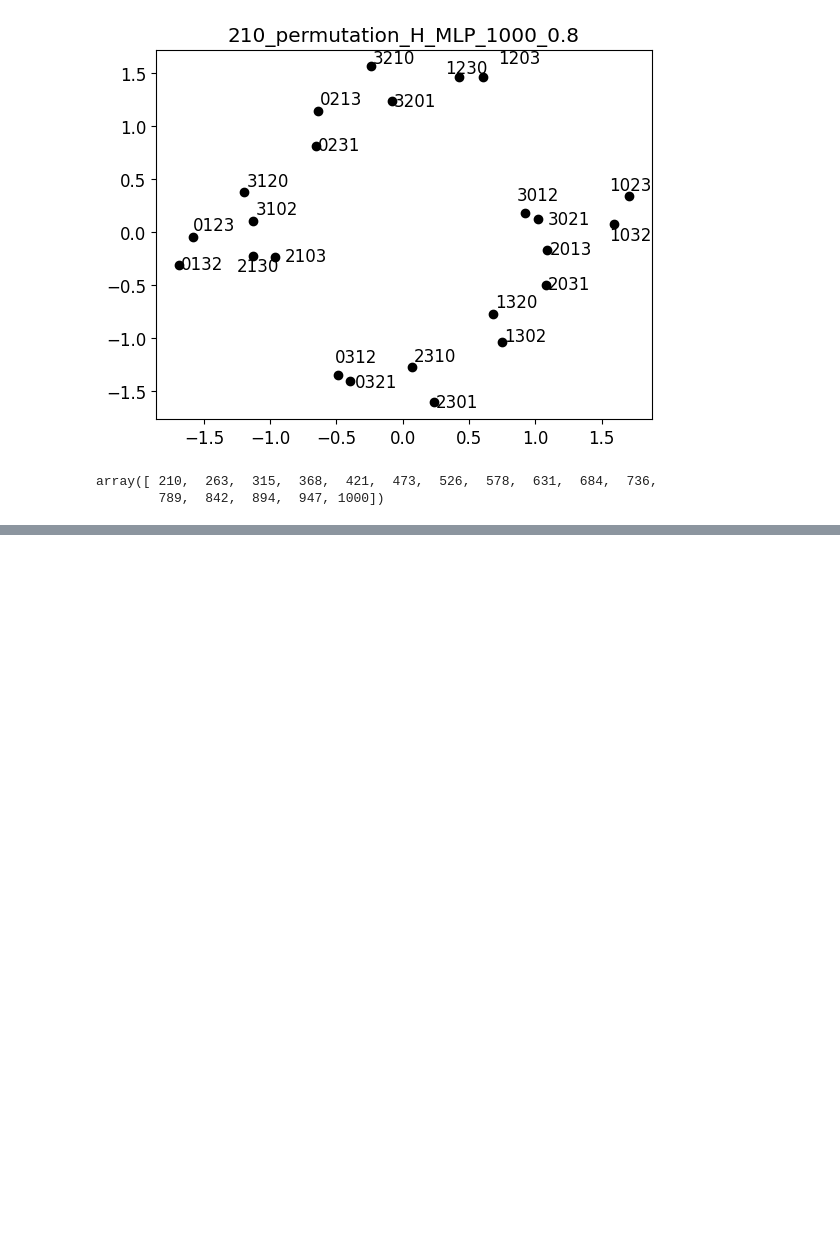
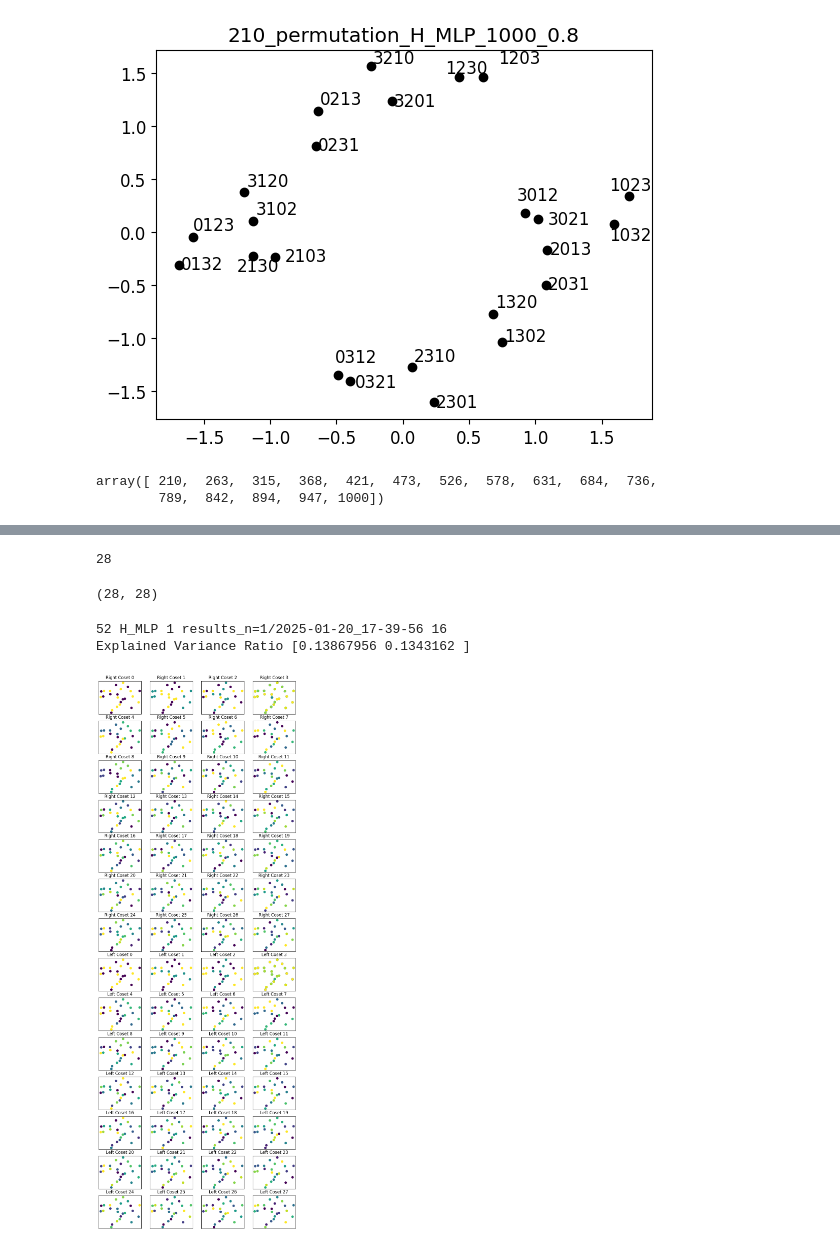
Before and after one commit to maxwellmg/grow-crystals-distance-experiments, a Jupyter notebook: notebooks/permutation_group.ipynb, the cells around one changed output, grey strips where cells are left out. Saved outputs shown, nothing was run; the diff lists cells and outputs as text; code cells hidden in the pictures; blank space fills up the shorter version.

Commit message:
Comprehensive permutation coloring based on cosets

```diff
--- a/notebooks/permutation_group.ipynb
+++ b/notebooks/permutation_group.ipynb
@@ -486,0 +518,3 @@ array([ 210,  263,  315,  368,  421,  473,  526,  578,  631,  684,  736,
+# %%
+subgroup_list = [s_12, s_8_1, s_8_2, s_8_3, s_6_1, s_6_2, s_6_3, s_6_4, s_4_1, s_4_2, s_4_3, s_4_4, s_4_5, s_4_6, s_4_7, s_3_1, s_3_2, s_3_3, s_3_4, s_2_1, s_2_2, s_2_3, s_2_4, s_2_5, s_2_6, s_2_7, s_2_8, s_2_9]
+subgroup_list = [np.array(s) for s in subgroup_list]
@@ -486,0 +530,3 @@ array([ 210,  263,  315,  368,  421,  473,  526,  578,  631,  684,  736,
+# %%
+perms = list(itertools.permutations(range(4)))
+s_4_group = [np.array(perms[i]) for i in range(len(perms))]
@@ -486,0 +537,27 @@ array([ 210,  263,  315,  368,  421,  473,  526,  578,  631,  684,  736,
+# %%
+right_coset_list = []
+left_coset_list = []
+for subgroup in new_sub_list:
+    new_right = set()
+    new_left = set()
+    for g in s_4_group:
+        pot_right = set()
+        pot_left = set()
+        for s in subgroup:
+            pot_right.add(tuple(g[s]))
+            pot_left.add(tuple(s[g]))
+        # print(tuple(sorted(pot_right)))
+        new_right.add(tuple(sorted(pot_right)))
+        new_left.add(tuple(sorted(pot_left)))
+    new_right = np.array(list(new_right))
+    new_left = np.array(list(new_left))
+    right_coset_list.append(new_right)
+    left_coset_list.append(new_left)
+# %%
+len(new_sub_list)
+# %% [output]
+28
+# %%
+len(right_coset_list), len(left_coset_list)
+# %% [output]
+(28, 28)
@@ -486,0 +645,24 @@ array([ 210,  263,  315,  368,  421,  473,  526,  578,  631,  684,  736,
+# %%
+device='cpu'
+data_size = 1000
+train_ratio=0.8
+seed=52
+data_id = "permutation"
+model_id = "H_MLP"
+n_exp=1
+results_root = "results_n=1/2025-01-20_17-39-56"
+embd_dim=16
+
+model = load_model_from_file(model_id, data_id, seed=seed,n_exp=n_exp,results_root = results_root, embd_dim=embd_dim, trained_on_gpu=False,n_in_filename=True, embd_in_filename=False)
+
+perms = list(itertools.permutations(range(4)))
+perm_dict = dict(enumerate(perms))
+perm_vals = ["".join(np.array(perm_dict[i]).astype(str)) for i in range(len(perm_dict))]
+new_perm_dict = dict(zip(perm_dict.keys(), perm_vals))
+# %%
+print(seed, model_id, n_exp, results_root, embd_dim)
+visualize_embedding_permutations(model.embedding.weight.cpu() if 'transformer' in model_id else model.embedding.cpu(), right_coset_list, left_coset_list, dict_level = new_perm_dict)
+# %% [output]
+52 H_MLP 1 results_n=1/2025-01-20_17-39-56 16
+Explained Variance Ratio [0.13867956 0.1343162 ]
+[figure, added]
```
Also changed, not shown: parts of 12 cells of this notebook, 2 other files.
